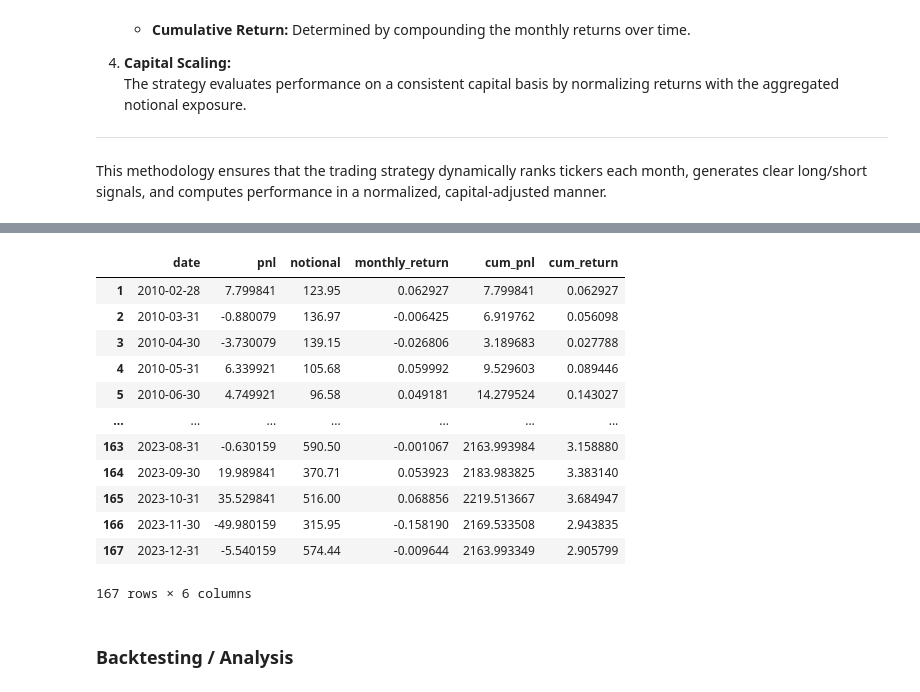
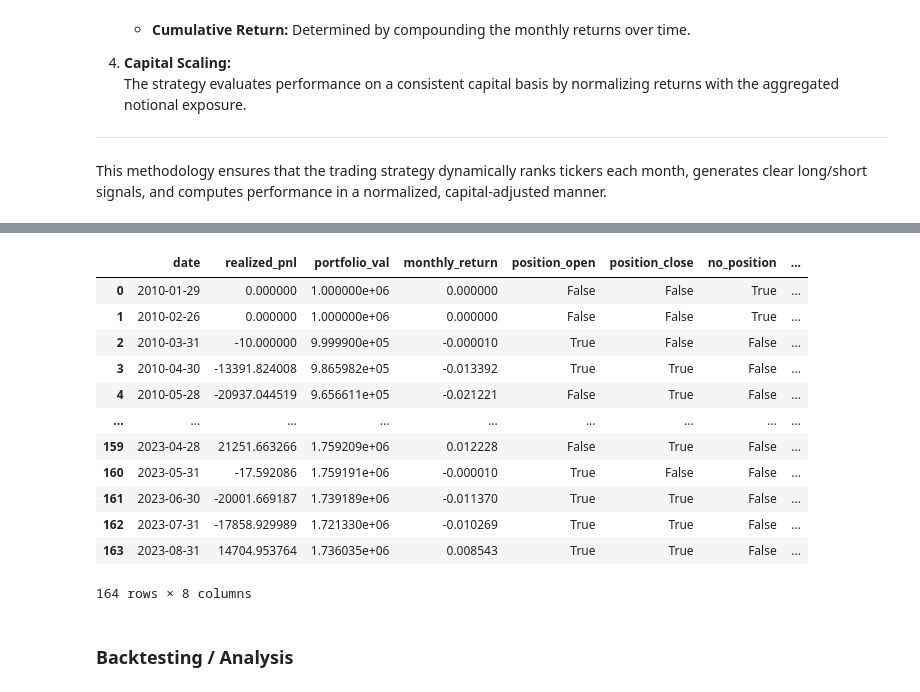
Before and after one commit to roshnx/buy-rough-sell-smooth, a Jupyter notebook: Trading_Strategy/trading_strategy.ipynb, the cells around one changed output, grey strips where cells are left out. Saved outputs shown, nothing was run; the diff lists cells and outputs as text; code cells hidden in the pictures.

```diff
--- a/Trading_Strategy/trading_strategy.ipynb
+++ b/Trading_Strategy/trading_strategy.ipynb
@@ -61,4 +133,0 @@ realised_h_df
-# %%
-implied_h_df = pd.read_csv(r'/Users/pr/Downloads/UChicago MSFM/Winter Quarter/QTS/Project/buy-rough-sell-smooth/implied_H.csv')
-implied_h_df.rename(columns={'Ticker': 'ticker', 'Date': 'date', 'Price': 'price'}, inplace=True)
-implied_h_df
@@ -135,8 +190,8 @@ By default, the strategy assumes trading 1 share per asset, though this can be a
 
 This methodology ensures that the trading strategy dynamically ranks tickers each month, generates clear long/short signals, and computes performance in a normalized, capital-adjusted manner.
 # %%
-# Modify the function to rank h_vals into quintiles per date
-def rank_H_quintiles(df):
+# Modify the function to rank h_vals into groups per date
+def rank_H_quintiles(df, groups=5):
     # Ensure date column is in datetime format
     monthly = df.copy()
     monthly["date"] = pd.to_datetime(monthly["date"])
@@ -147,7 +202,7 @@ def rank_H_quintiles(df):
     # Assign quintile ranks (1 to 5) based on h_val per date
     monthly["h_rank"] = (
     monthly.groupby("date")["H_value"]
-    .transform(lambda x: pd.qcut(-x, q=5, labels=False, duplicates='drop') + 1)
+    .transform(lambda x: pd.qcut(-x, q=groups, labels=False, duplicates='drop') + 1)
     )
 
     # Sort final result by ticker & date
@@ -155,16 +210,16 @@ def rank_H_quintiles(df):
 
     return monthly
 # %%
-def generate_signal(rank_val, long=5, short=1, strat="long/short"):
+def generate_signal(rank_val, long=5, short=1, strat="long-short"):
     """
     Example signal generator for demonstration.
     Adjust as needed for your actual logic.
     """
-    if strat == "long_only":
+    if strat == "long":
         return 1 if rank_val == long else 0
-    elif strat == "short_only":
+    elif strat == "short":
         return -1 if rank_val == short else 0
-    else:  # long/short
+    else:  # long-short
         if rank_val == long:
             return 1
         elif rank_val == short:
@@ -282,0 +464,11 @@ realised_h_strat_returns
+# %%
+implied_h_df['date'] = pd.to_datetime(implied_h_df['date'])
+monthly_implied_h_df = (
+    implied_h_df
+    .groupby(['ticker', pd.Grouper(key='date', freq='M')])  # Resample each ticker by month-end
+    .agg({
+        'price': 'last',  # Last price of the month
+        'H_value': 'mean'  # Mean H-value for the month
+    })
+    .reset_index()
+)
@@ -283,28 +491,28 @@ realised_h_strat_returns
 # %%
-implied_h_rank_df = rank_H_quintiles(implied_h_df)
+implied_h_rank_df = rank_H_quintiles(monthly_implied_h_df)
 implied_h_positions, implied_h_strat_returns = trading_strategy(
     implied_h_rank_df,
+    monthly_prices,
     long=5,
     short=1,
-    annual_short_borrow=0.02,      # e.g. 2% annual for short positions
-    trading_months_per_year=252,
-    strat = "long/short",
+    strat = "long-short",
+    weighted_allocation=True
 )
 implied_h_strat_returns
 # %% [output]
-|  | date | pnl | notional | monthly_return | cum_pnl | cum_return |
-| 1 | 2010-02-28 | 7.799841 | 123.95 | 0.062927 | 7.799841 | 0.062927 |
-| 2 | 2010-03-31 | -0.880079 | 136.97 | -0.006425 | 6.919762 | 0.056098 |
-| 3 | 2010-04-30 | -3.730079 | 139.15 | -0.026806 | 3.189683 | 0.027788 |
-| 4 | 2010-05-31 | 6.339921 | 105.68 | 0.059992 | 9.529603 | 0.089446 |
-| 5 | 2010-06-30 | 4.749921 | 96.58 | 0.049181 | 14.279524 | 0.143027 |
-| ... | ... | ... | ... | ... | ... | ... |
-| 163 | 2023-08-31 | -0.630159 | 590.50 | -0.001067 | 2163.993984 | 3.158880 |
-| 164 | 2023-09-30 | 19.989841 | 370.71 | 0.053923 | 2183.983825 | 3.383140 |
-| 165 | 2023-10-31 | 35.529841 | 516.00 | 0.068856 | 2219.513667 | 3.684947 |
-| 166 | 2023-11-30 | -49.980159 | 315.95 | -0.158190 | 2169.533508 | 2.943835 |
-| 167 | 2023-12-31 | -5.540159 | 574.44 | -0.009644 | 2163.993349 | 2.905799 |
+|  | date | realized_pnl | portfolio_val | monthly_return | position_open | position_close | no_position | ... |
+| 0 | 2010-01-29 | 0.000000 | 1.000000e+06 | 0.000000 | False | False | True | ... |
+| 1 | 2010-02-26 | 0.000000 | 1.000000e+06 | 0.000000 | False | False | True | ... |
+| 2 | 2010-03-31 | -10.000000 | 9.999900e+05 | -0.000010 | True | False | False | ... |
+| 3 | 2010-04-30 | -13391.824008 | 9.865982e+05 | -0.013392 | True | True | False | ... |
+| 4 | 2010-05-28 | -20937.044519 | 9.656611e+05 | -0.021221 | False | True | False | ... |
+| ... | ... | ... | ... | ... | ... | ... | ... | ... |
+| 159 | 2023-04-28 | 21251.663266 | 1.759209e+06 | 0.012228 | False | True | False | ... |
+| 160 | 2023-05-31 | -17.592086 | 1.759191e+06 | -0.000010 | True | False | False | ... |
+| 161 | 2023-06-30 | -20001.669187 | 1.739189e+06 | -0.011370 | True | True | False | ... |
+| 162 | 2023-07-31 | -17858.929989 | 1.721330e+06 | -0.010269 | True | True | False | ... |
+| 163 | 2023-08-31 | 14704.953764 | 1.736035e+06 | 0.008543 | True | True | False | ... |
-167 rows × 6 columns
+164 rows × 8 columns
 # %% [markdown]
 ### **Backtesting / Analysis**
 # %%
```
Also changed, not shown: parts of 32 cells of this notebook.
